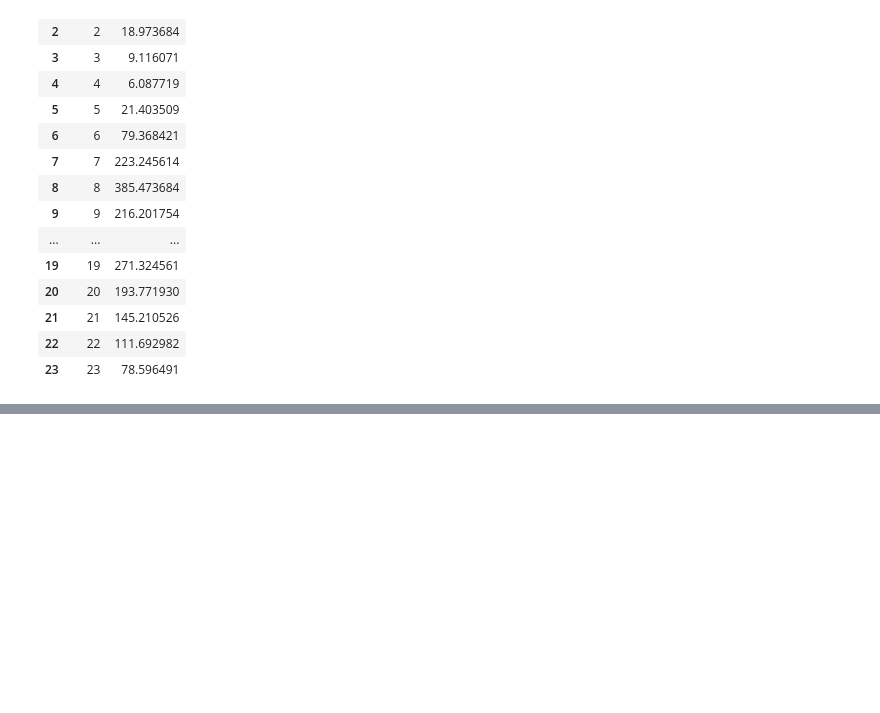
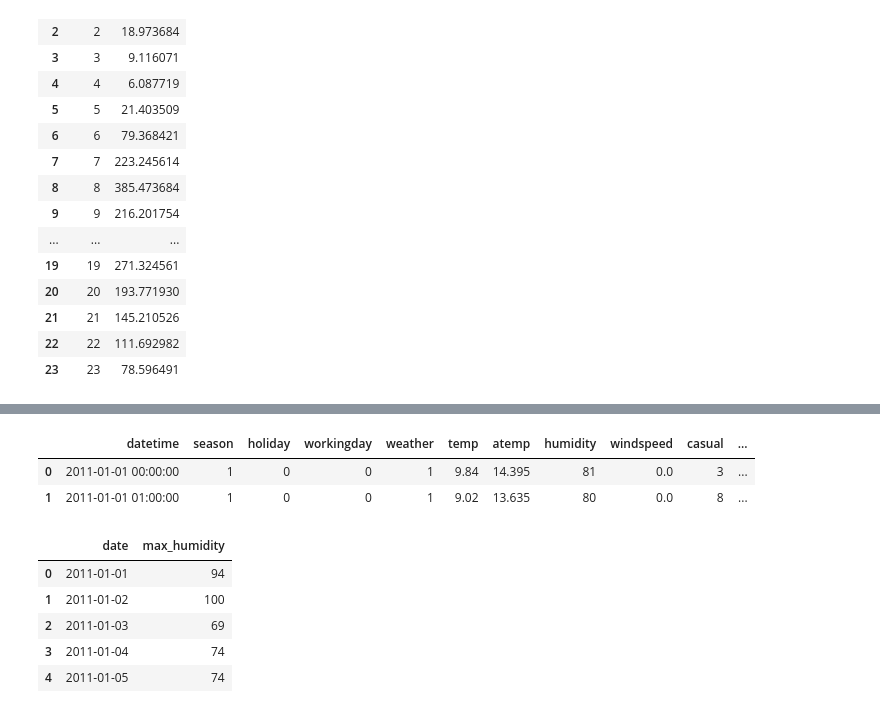
Before and after one commit to alwaysbemyday1/ds, a Jupyter notebook: ds_lev2/05_Integration.ipynb, the cells around one changed output, grey strips where cells are left out. Cells and saved outputs as stored; diff of their text form; code cells hidden in the pictures; blank space fills up the shorter version.

```diff
--- a/ds_lev2/05_Integration.ipynb
+++ b/ds_lev2/05_Integration.ipynb
@@ -150,0 +162,18 @@ bike_s4.groupby('hour')['registered'].mean().reset_index()
+# %%
+bike['date'] = pd.to_datetime(bike['datetime']).dt.date
+bike.head(2)
+# %% [output]
+|  | datetime | season | holiday | workingday | weather | temp | atemp | humidity | windspeed | casual | ... |
+| 0 | 2011-01-01 00:00:00 | 1 | 0 | 0 | 1 | 9.84 | 14.395 | 81 | 0.0 | 3 | ... |
+| 1 | 2011-01-01 01:00:00 | 1 | 0 | 0 | 1 | 9.02 | 13.635 | 80 | 0.0 | 8 | ... |
+# %%
+rained_date = bike.groupby('date')['humidity'].max().reset_index()
+rained_date = rained_date.rename(columns={'humidity':'max_humidity'})
+rained_date.head()
+# %% [output]
+|  | date | max_humidity |
+| 0 | 2011-01-01 | 94 |
+| 1 | 2011-01-02 | 100 |
+| 2 | 2011-01-03 | 69 |
+| 3 | 2011-01-04 | 74 |
+| 4 | 2011-01-05 | 74 |
```
Also changed, not shown: parts of 5 cells of this notebook.
